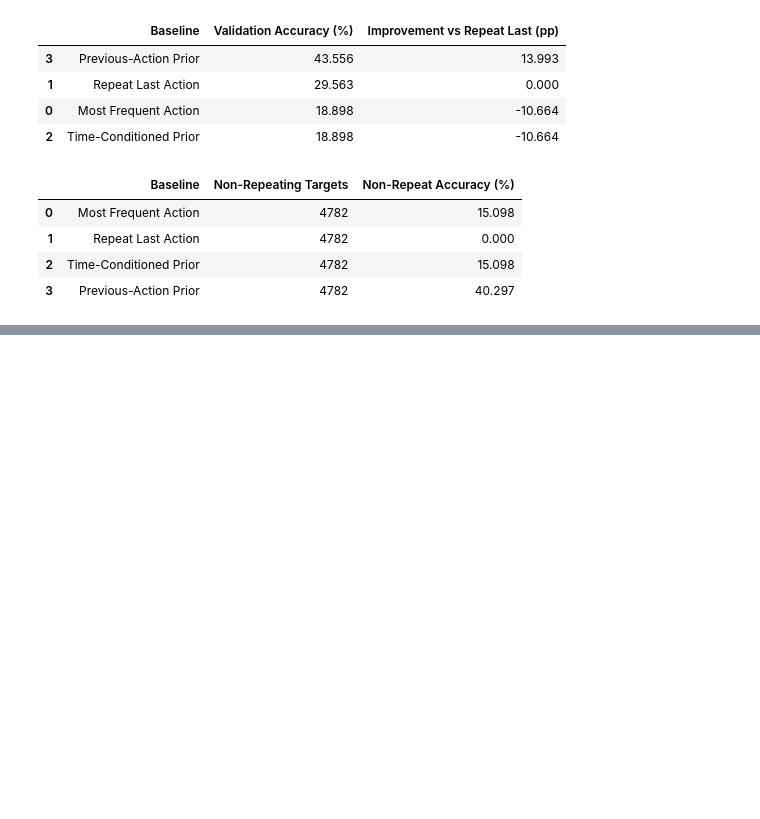
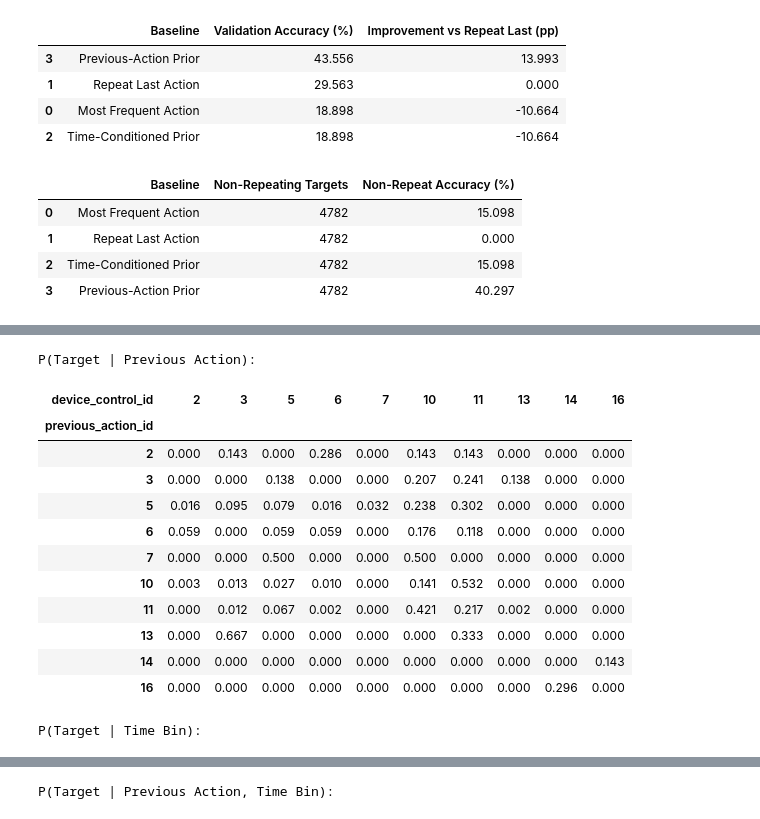
Before and after one commit to HarrisonWilliams123/data-mining-project, a Jupyter notebook: Untitled.ipynb, the cells around one changed output, grey strips where cells are left out. Saved outputs shown, nothing was run; the diff lists cells and outputs as text; code cells hidden in the pictures; blank space fills up the shorter version.

```diff
--- a/Untitled.ipynb
+++ b/Untitled.ipynb
@@ -2236,0 +2748,71 @@ display(non_repeat_df.round(3))
+# %%
+# Build conditional probability tables from training data
+
+probability_data = train_targets[
+    [
+        "device_control_id",
+        "previous_action_id",
+        "time_id"
+    ]
+].copy()
+
+# P(Target | Previous Action)
+p_target_given_previous = pd.crosstab(
+    probability_data["previous_action_id"],
+    probability_data["device_control_id"],
+    normalize="index"
+)
+
+# P(Target | Time Bin)
+p_target_given_time = pd.crosstab(
+    probability_data["time_id"],
+    probability_data["device_control_id"],
+    normalize="index"
+)
+
+# P(Target | Previous Action, Time Bin)
+p_target_given_both = (
+    probability_data
+    .groupby(
+        [
+            "previous_action_id",
+            "time_id",
+            "device_control_id"
+        ]
+    )
+    .size()
+    .rename("Count")
+    .reset_index()
+)
+
+p_target_given_both["Probability"] = (
+    p_target_given_both["Count"]
+    /
+    p_target_given_both.groupby(
+        ["previous_action_id", "time_id"]
+    )["Count"].transform("sum")
+)
+
+print("P(Target | Previous Action):")
+display(p_target_given_previous.iloc[:10, :10].round(3))
+
+print("\nP(Target | Time Bin):")
+display(p_target_given_time.iloc[:, :10].round(3))
+
+print("\nP(Target | Previous Action, Time Bin):")
+display(p_target_given_both.head(20).round(3))
+# %% [output]
+P(Target | Previous Action):
+| device_control_id | 2 | 3 | 5 | 6 | 7 | 10 | 11 | 13 | 14 | 16 |
+| previous_action_id |  |  |  |  |  |  |  |  |  |  |
+| 2 | 0.000 | 0.143 | 0.000 | 0.286 | 0.000 | 0.143 | 0.143 | 0.000 | 0.000 | 0.000 |
+| 3 | 0.000 | 0.000 | 0.138 | 0.000 | 0.000 | 0.207 | 0.241 | 0.138 | 0.000 | 0.000 |
+| 5 | 0.016 | 0.095 | 0.079 | 0.016 | 0.032 | 0.238 | 0.302 | 0.000 | 0.000 | 0.000 |
+| 6 | 0.059 | 0.000 | 0.059 | 0.059 | 0.000 | 0.176 | 0.118 | 0.000 | 0.000 | 0.000 |
+| 7 | 0.000 | 0.000 | 0.500 | 0.000 | 0.000 | 0.500 | 0.000 | 0.000 | 0.000 | 0.000 |
+| 10 | 0.003 | 0.013 | 0.027 | 0.010 | 0.000 | 0.141 | 0.532 | 0.000 | 0.000 | 0.000 |
+| 11 | 0.000 | 0.012 | 0.067 | 0.002 | 0.000 | 0.421 | 0.217 | 0.002 | 0.000 | 0.000 |
+| 13 | 0.000 | 0.667 | 0.000 | 0.000 | 0.000 | 0.000 | 0.333 | 0.000 | 0.000 | 0.000 |
+| 14 | 0.000 | 0.000 | 0.000 | 0.000 | 0.000 | 0.000 | 0.000 | 0.000 | 0.000 | 0.143 |
+| 16 | 0.000 | 0.000 | 0.000 | 0.000 | 0.000 | 0.000 | 0.000 | 0.000 | 0.296 | 0.000 |
+P(Target | Time Bin):
@@ -2236,0 +2829 @@ display(non_repeat_df.round(3))
+P(Target | Previous Action, Time Bin):
```
Also changed, not shown: parts of 13 cells of this notebook, 2 other files.
